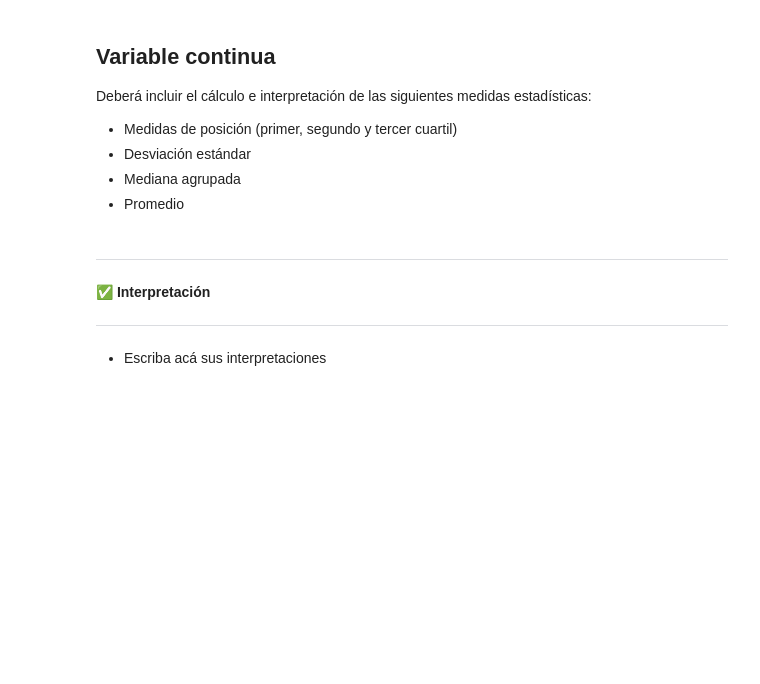
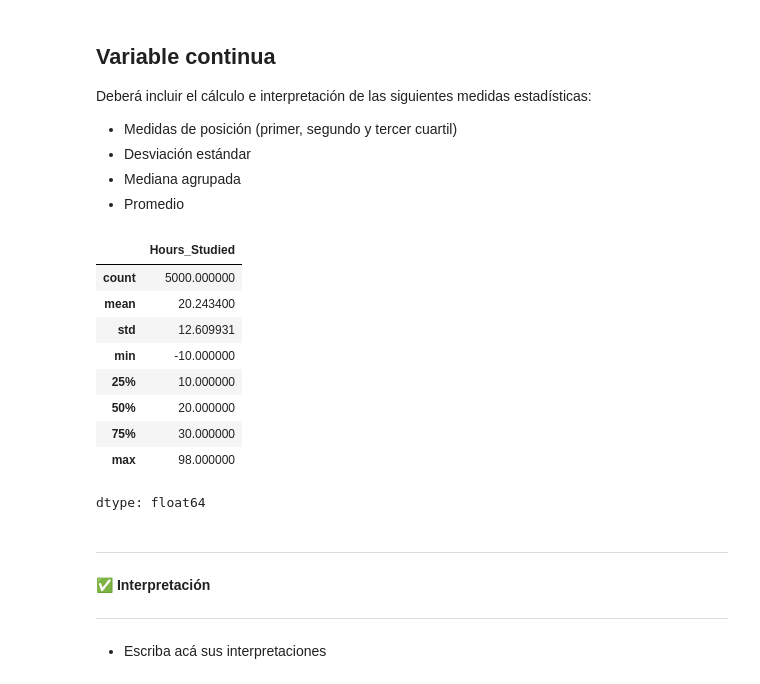
Before and after one commit to kotonitro/Inteligencia_Artificial_UBB, a Jupyter notebook: 620454_Base_Evaluacion_1_AnalisisExploratorio.ipynb, the cells around one changed output. Cells and saved outputs as stored; diff of their text form; code cells hidden in the pictures; blank space fills up the shorter version.

```diff
--- a/620454_Base_Evaluacion_1_AnalisisExploratorio.ipynb
+++ b/620454_Base_Evaluacion_1_AnalisisExploratorio.ipynb
@@ -187,3 +185,16 @@ Deberá incluir el cálculo e interpretación de las siguientes medidas estadís
+# %%
+data_frame['Hours_Studied'].describe()
+# %% [output]
+|  | Hours_Studied |
+| count | 5000.000000 |
+| mean | 20.243400 |
+| std | 12.609931 |
+| min | -10.000000 |
+| 25% | 10.000000 |
+| 50% | 20.000000 |
+| 75% | 30.000000 |
+| max | 98.000000 |
+dtype: float64
 # %% [markdown]
 ---
 ✅ **Interpretación**
```
Also changed, not shown: parts of 6 cells of this notebook.
